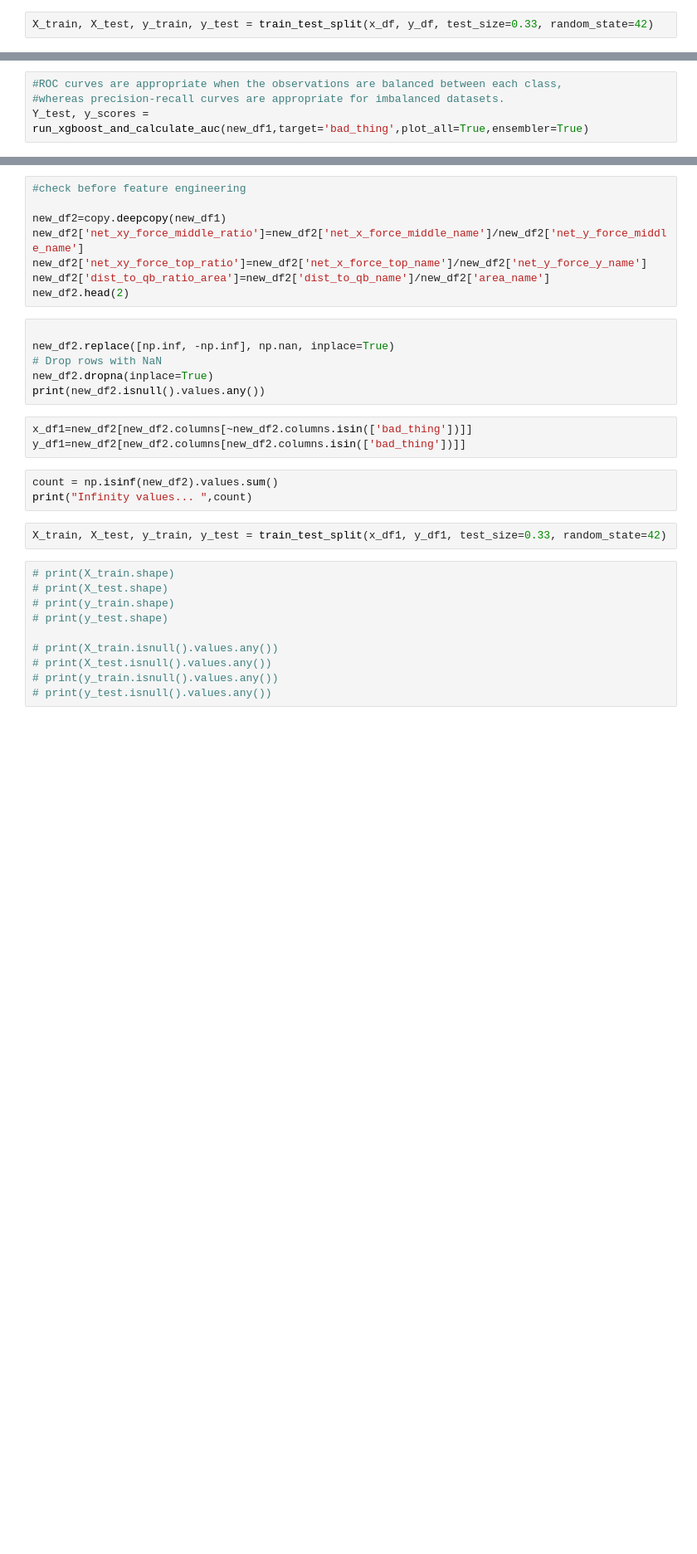
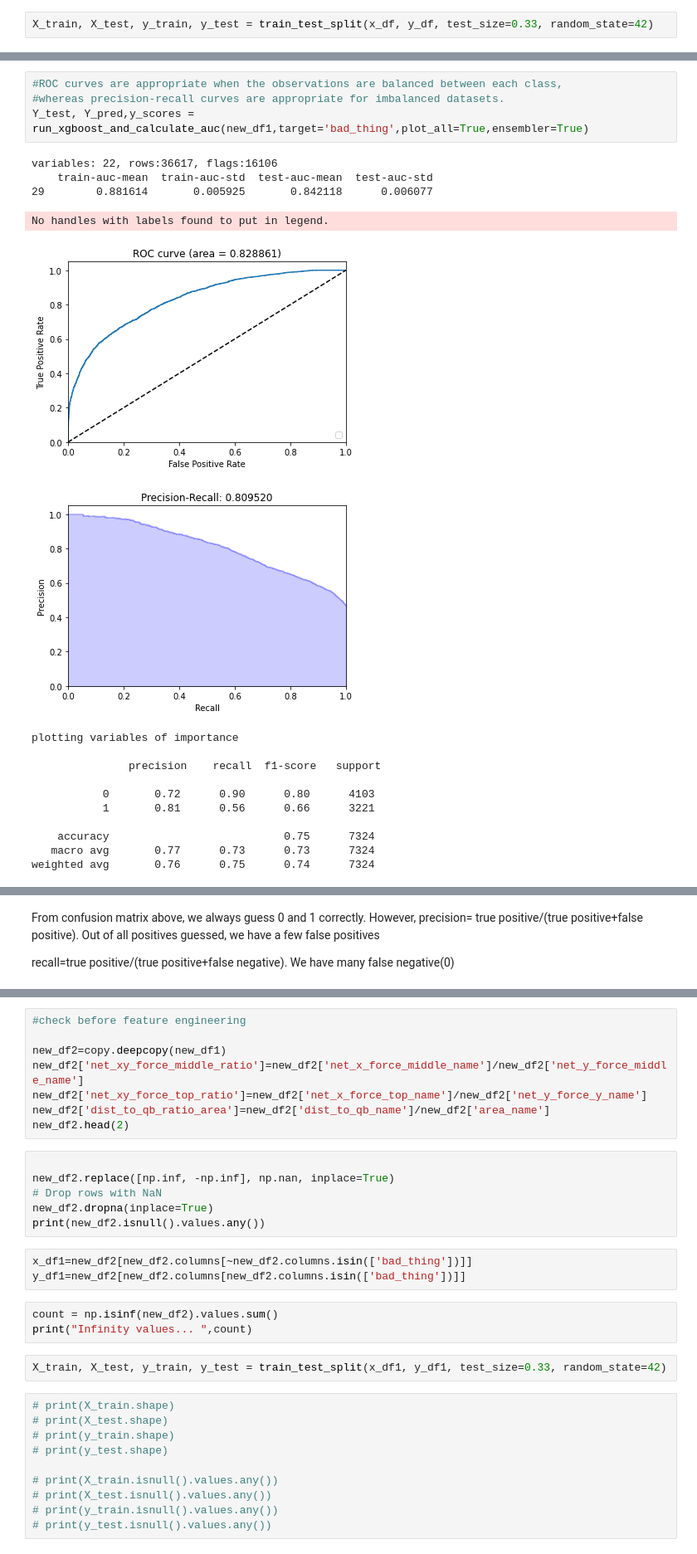
Before and after one commit to hlian188/NFLBigDataBowl, a Jupyter notebook: xgboost baseline for hit, hurry,sack (with some feature engineering experiment and grid search).ipynb, the cells around one changed output, grey strips where cells are left out. Shown at 83% size. Saved outputs shown, nothing was run; the diff lists cells and outputs as text; blank space fills up the shorter version.

```diff
--- a/xgboost baseline for hit, hurry,sack (with some feature engineering experiment and grid search).ipynb
+++ b/xgboost baseline for hit, hurry,sack (with some feature engineering experiment and grid search).ipynb
@@ -299,4 +159,0 @@ def run_xgboost_and_calculate_auc(df,
-# %%
-#ROC curves are appropriate when the observations are balanced between each class,
-#whereas precision-recall curves are appropriate for imbalanced datasets.
-Y_test, y_scores = run_xgboost_and_calculate_auc(new_df1,target='bad_thing',plot_all=True,ensembler=True)
@@ -326,0 +287,21 @@ recall=true positive/(true positive+false negative). We have many false negative
+# %%
+#ROC curves are appropriate when the observations are balanced between each class,
+#whereas precision-recall curves are appropriate for imbalanced datasets.
+Y_test, Y_pred,y_scores = run_xgboost_and_calculate_auc(new_df1,target='bad_thing',plot_all=True,ensembler=True)
+# %% [output]
+variables: 22, rows:36617, flags:16106
+    train-auc-mean  train-auc-std  test-auc-mean  test-auc-std
+29        0.881614       0.005925       0.842118      0.006077
+No handles with labels found to put in legend.
+[figure, added]
+[figure, added]
+plotting variables of importance
+
+               precision    recall  f1-score   support
+
+           0       0.72      0.90      0.80      4103
+           1       0.81      0.56      0.66      3221
+
+    accuracy                           0.75      7324
+   macro avg       0.77      0.73      0.73      7324
+weighted avg       0.76      0.75      0.74      7324
@@ -326,0 +309,11 @@ recall=true positive/(true positive+false negative). We have many false negative
+# %% [markdown]
+<!-- From confusion matrix above, we always guess 0 and 1 correctly. However,
+precision= true positive/(true positive+false positive). Out of all positives guessed, we have a few false positives
+
+recall=true positive/(true positive+false negative). We have many false negative(0).
+ -->
+
+ From confusion matrix above, we always guess 0 and 1 correctly. However,
+precision= true positive/(true positive+false positive). Out of all positives guessed, we have a few false positives
+
+recall=true positive/(true positive+false negative). We have many false negative(0)
```
Also changed, not shown: parts of 19 cells of this notebook.
